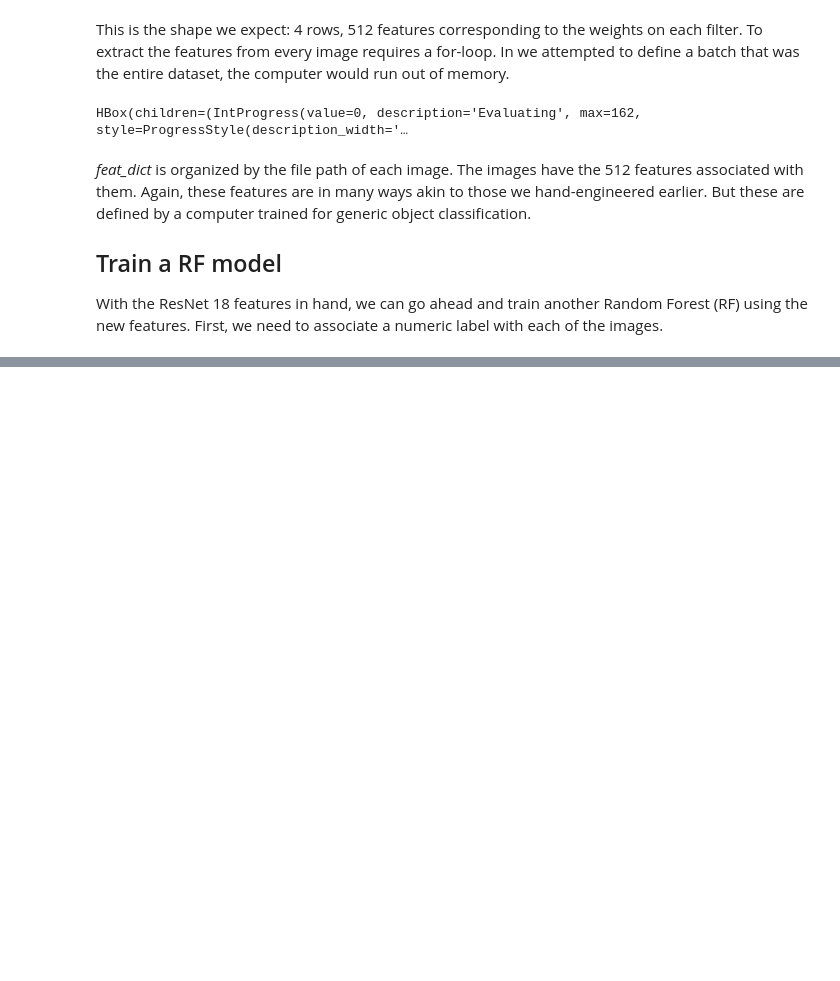
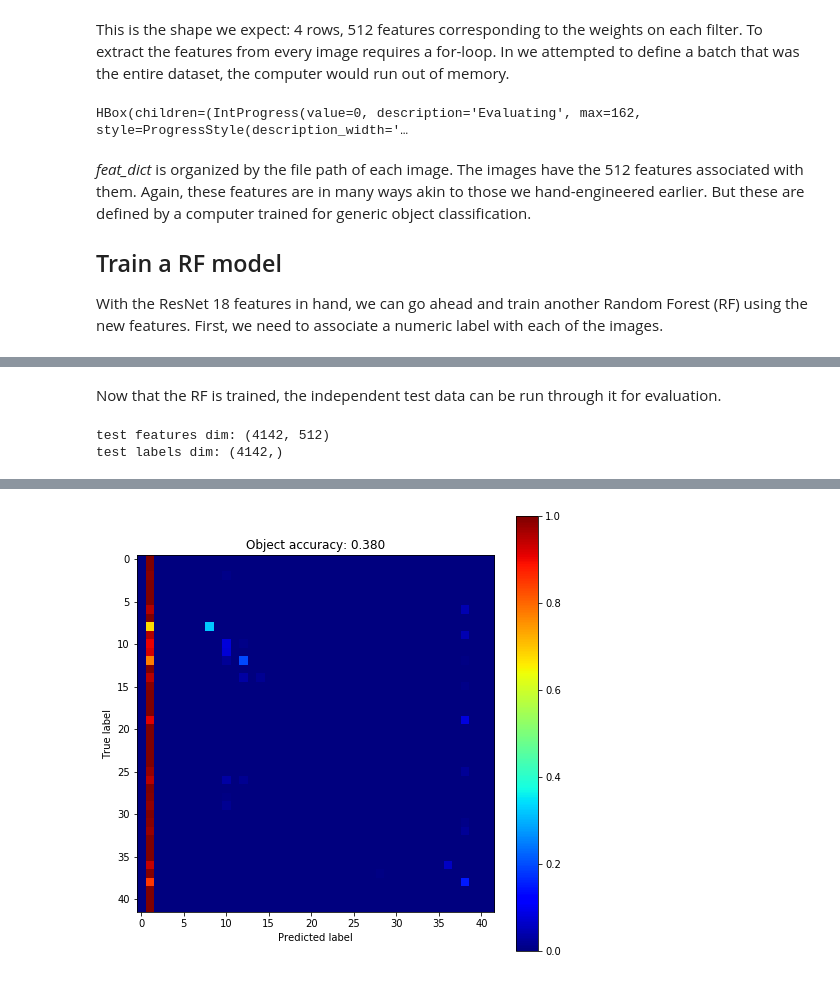
Before and after one commit to eor314/pogo_bioobs19_imaging, a Jupyter notebook: mod5_resnet_feature_extractor.ipynb, the cells around one changed output, grey strips where cells are left out. Cells and saved outputs as stored; diff of their text form; code cells hidden in the pictures; blank space fills up the shorter version.

Commit message:
added RF trained from ResNet features mod 5

```diff
--- a/mod5_resnet_feature_extractor.ipynb
+++ b/mod5_resnet_feature_extractor.ipynb
@@ -312,0 +354,13 @@ With the ResNet 18 features in hand, we can go ahead and train another Random Fo
+# %%
+# get the training features
+train_features = [feat_dict[line] for line in train_ids]
+train_features = np.asarray(train_features)
+
+# get the training labels with the look up
+train_labels = [[line[0] for line in cls_names if item.split('/')[-2] == line[1]][0] for item in train_ids]
+train_labels = np.asarray(train_labels)
+
+# check to make sure these numbers are right. We expect the training features to be a matrix with
+# dimensions [n_images x n_features] and the training labels to be a matrix with dimensions [n_images x 1]
+print("train features dim:", train_features.shape)
+print("train labels dim:", train_labels.shape)
@@ -312,0 +372,9 @@ With the ResNet 18 features in hand, we can go ahead and train another Random Fo
+# %%
+# invoke an instance of the standardizer class and fit it to the training features
+scale_transform = preprocessing.StandardScaler().fit(train_features)
+
+# instantiate the RF
+rf_clf = ensemble.RandomForestClassifier(n_estimators=100, n_jobs=8, verbose=1)
+
+# train it. this will take a little longer because the feature space is bigger
+rf_clf.fit(scale_transform.transform(train_features), train_labels)
@@ -312,0 +392,28 @@ With the ResNet 18 features in hand, we can go ahead and train another Random Fo
+# %% [markdown]
+Now that the RF is trained, the independent test data can be run through it for evaluation.
+# %%
+# first get the features and labels for the test set
+# get the training features
+test_features = [feat_dict[line] for line in test_ids]
+test_features = np.asarray(test_features)
+
+# get the training labels with the look up
+test_labels = [[line[0] for line in cls_names if item.split('/')[-2] == line[1]][0] for item in test_ids]
+test_labels = np.asarray(test_labels)
+
+# check to make sure these numbers are right. We expect the test features to be a matrix with
+# dimensions [n_images x n_features] and the test labels to be a matrix with dimensions [n_images x 1]
+print("test features dim:", test_features.shape)
+print("test labels dim:", test_labels.shape)
+
+# get the mean accuracy across all the classes
+acc = rf_clf.score(scale_transform.transform(test_features), test_labels)
+
+# get the labels for the test set from the classifier
+preds = rf_clf.predict(scale_transform.transform(test_features))
+
+# make a confusion matrix
+make_confmat(test_labels, preds, acc)
+# %% [output]
+test features dim: (4142, 512)
+test labels dim: (4142,)
@@ -312,0 +426 @@ With the ResNet 18 features in hand, we can go ahead and train another Random Fo
+[figure, added]
```
Also changed, not shown: parts of 14 cells of this notebook.
